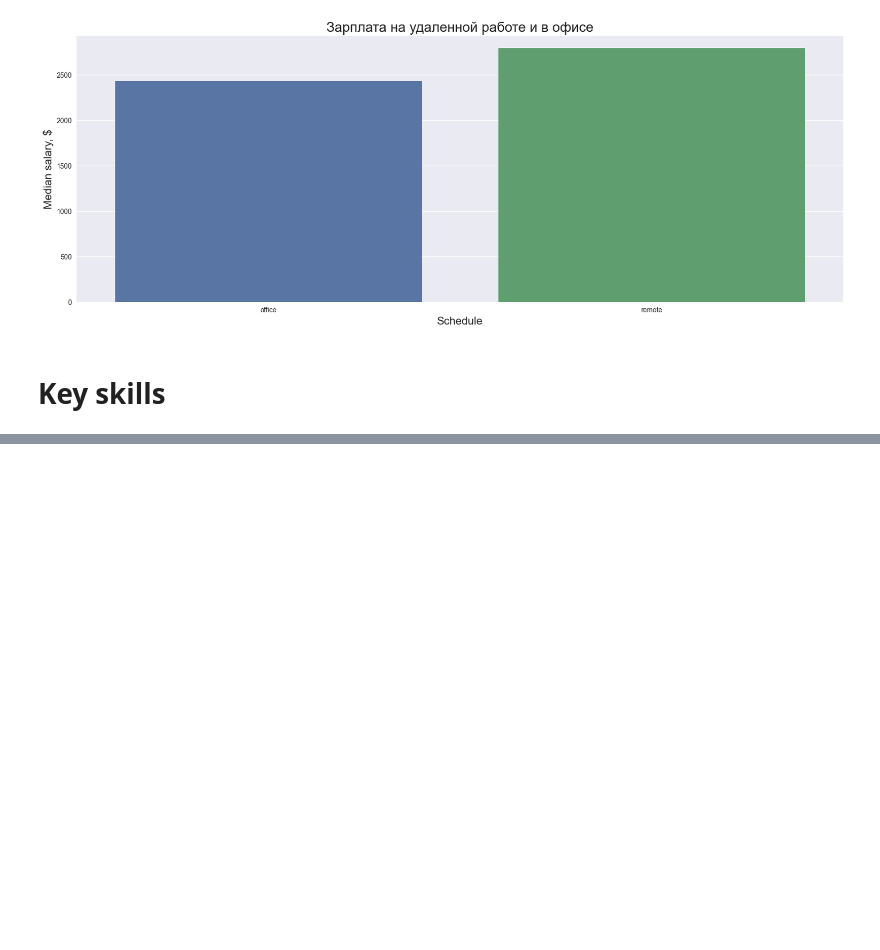
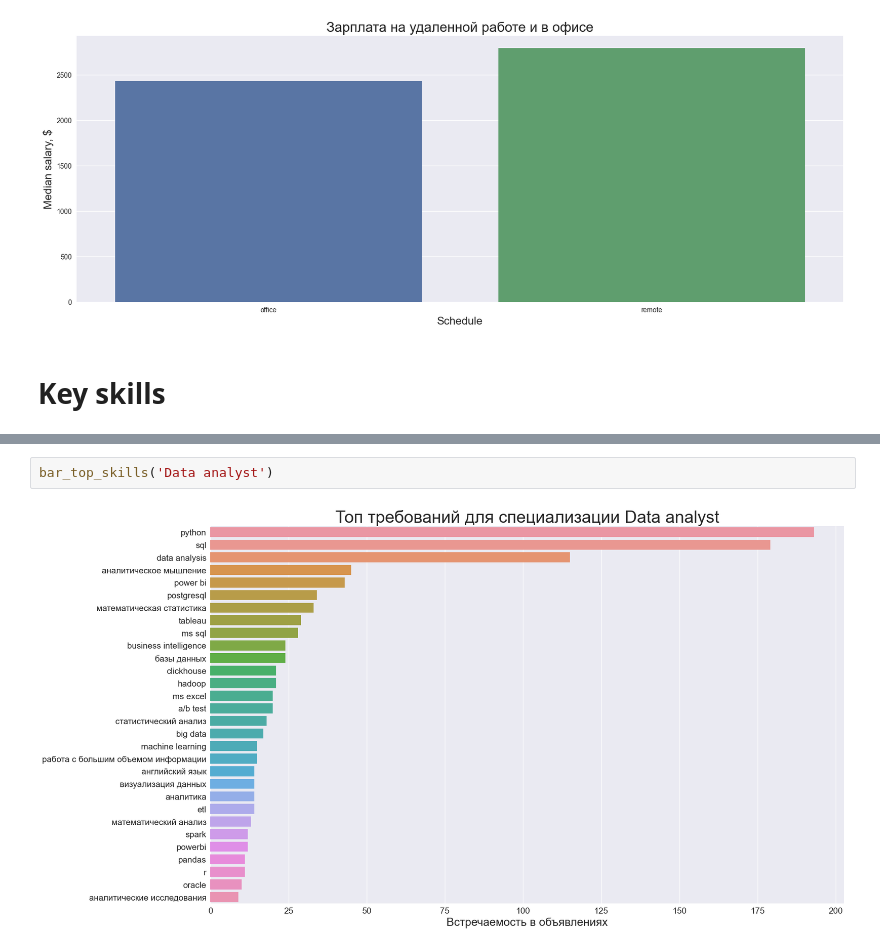
Before and after one commit to Lerrale/DE_vacancy_analysis, a Jupyter notebook: Job_Analysis_4_Analysis.ipynb, the cells around one changed output, grey strips where cells are left out. Saved outputs shown, nothing was run; the diff lists cells and outputs as text; blank space fills up the shorter version.

```diff
--- a/Job_Analysis_4_Analysis.ipynb
+++ b/Job_Analysis_4_Analysis.ipynb
@@ -402,0 +469,4 @@ df.groupby(['profession','experience.name']).aggregate({'salary_to':['min', 'mea
+# %%
+bar_top_skills('Data analyst')
+# %% [output]
+[figure, added]
```
Also changed, not shown: parts of 7 cells of this notebook.
